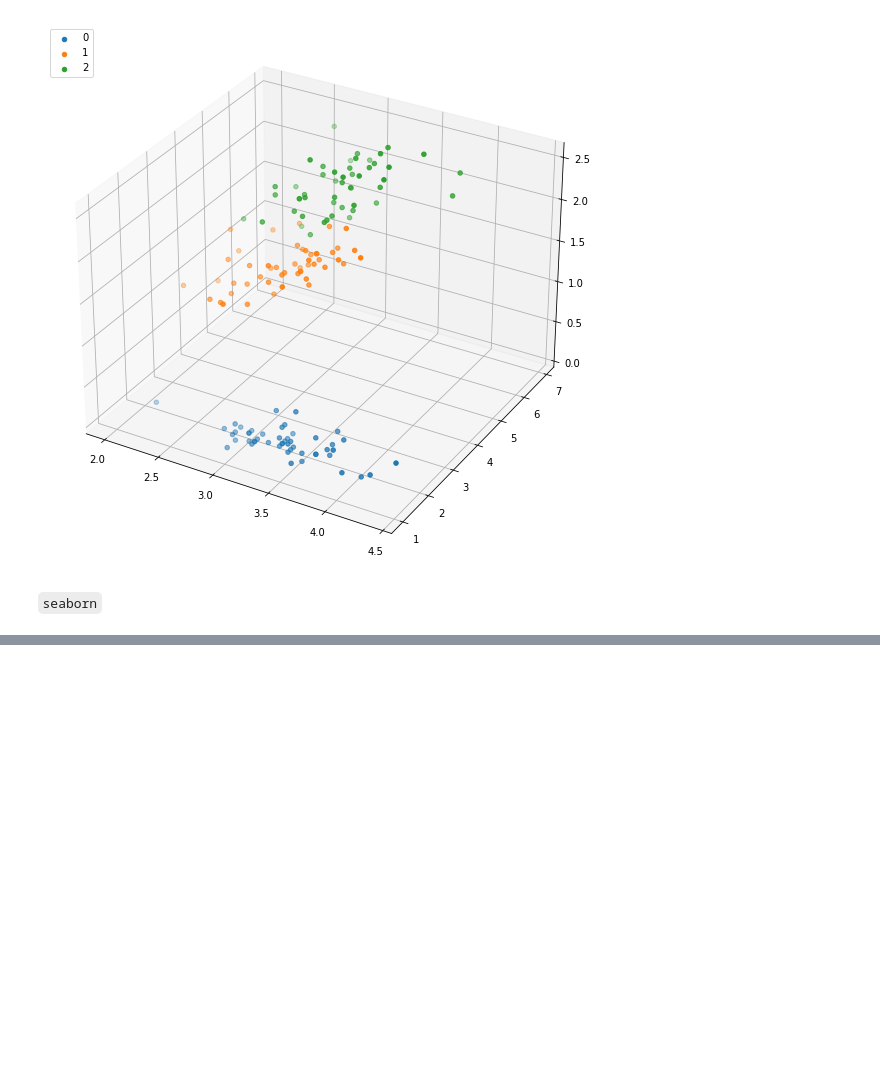
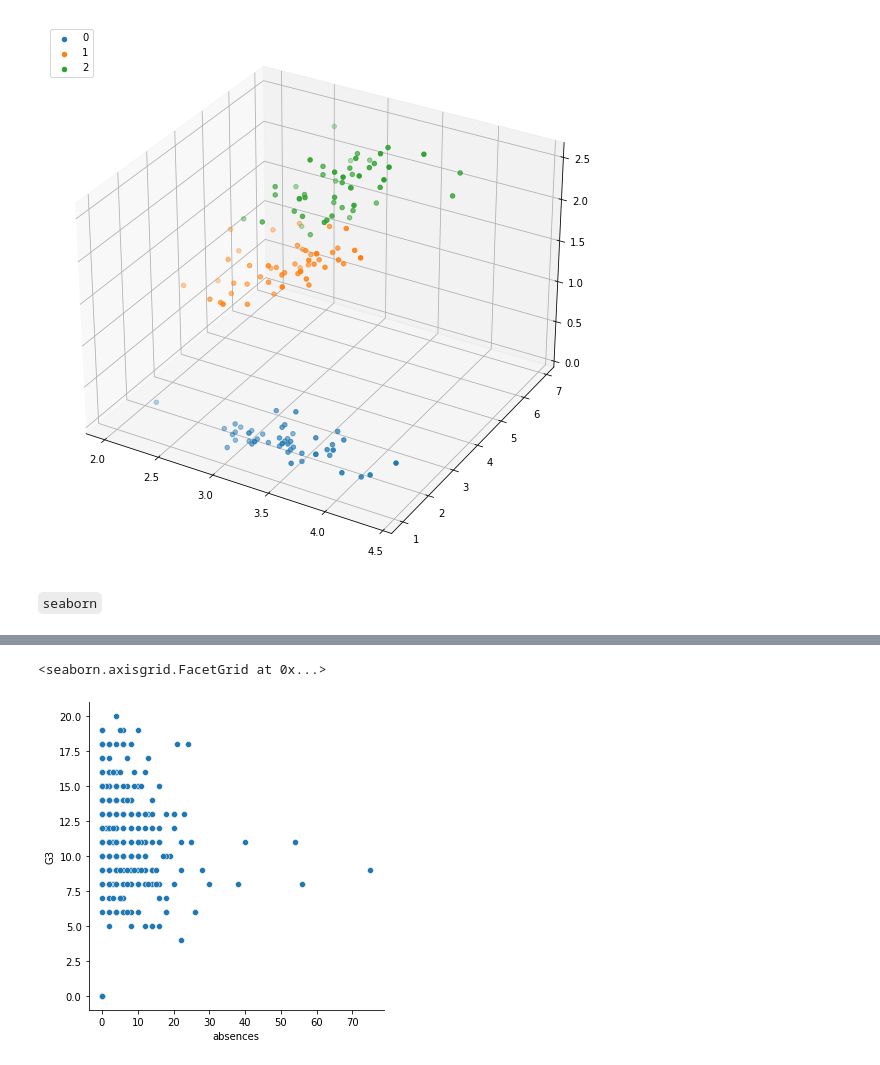
Before and after one commit to AhmedKhaled8/My-ML-Scratch, a Jupyter notebook: 00-Visualization/00-Visualization.ipynb, the cells around one changed output, grey strips where cells are left out. Saved outputs shown, nothing was run; the diff lists cells and outputs as text; code cells hidden in the pictures; blank space fills up the shorter version.

Commit message:
Update visualization

```diff
--- a/00-Visualization/00-Visualization.ipynb
+++ b/00-Visualization/00-Visualization.ipynb
@@ -343,0 +361,3 @@ TODO: Add `seaborn` tutorial.
+# %%
+student_data = pd.read_csv("assets/student-alcohol-consumption.csv")
+student_data.head()
@@ -343,0 +383,10 @@ TODO: Add `seaborn` tutorial.
+# %%
+sns.relplot(
+    data = student_data,
+    x = "absences",
+    y = "G3",
+    kind = "scatter"
+)
+# %% [output]
+<seaborn.axisgrid.FacetGrid at 0x...>
+[figure, added]
```
Also changed, not shown: parts of 119 cells of this notebook, 4 other files.
